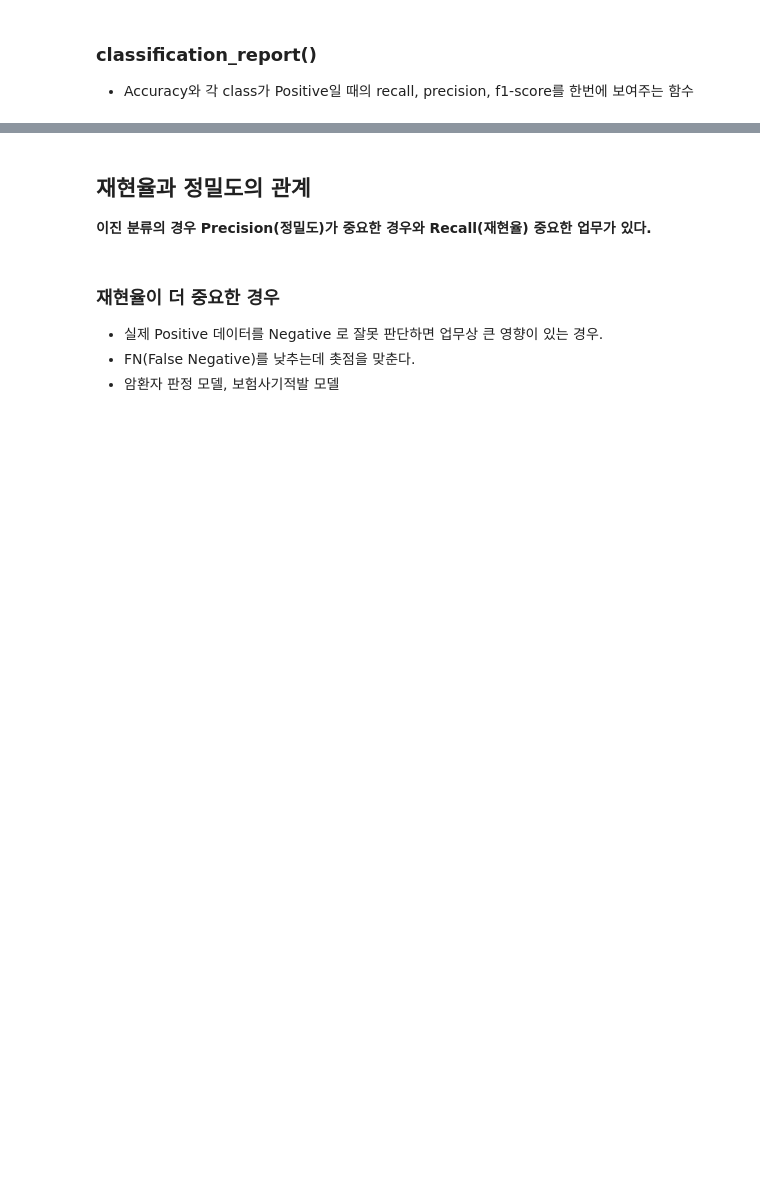
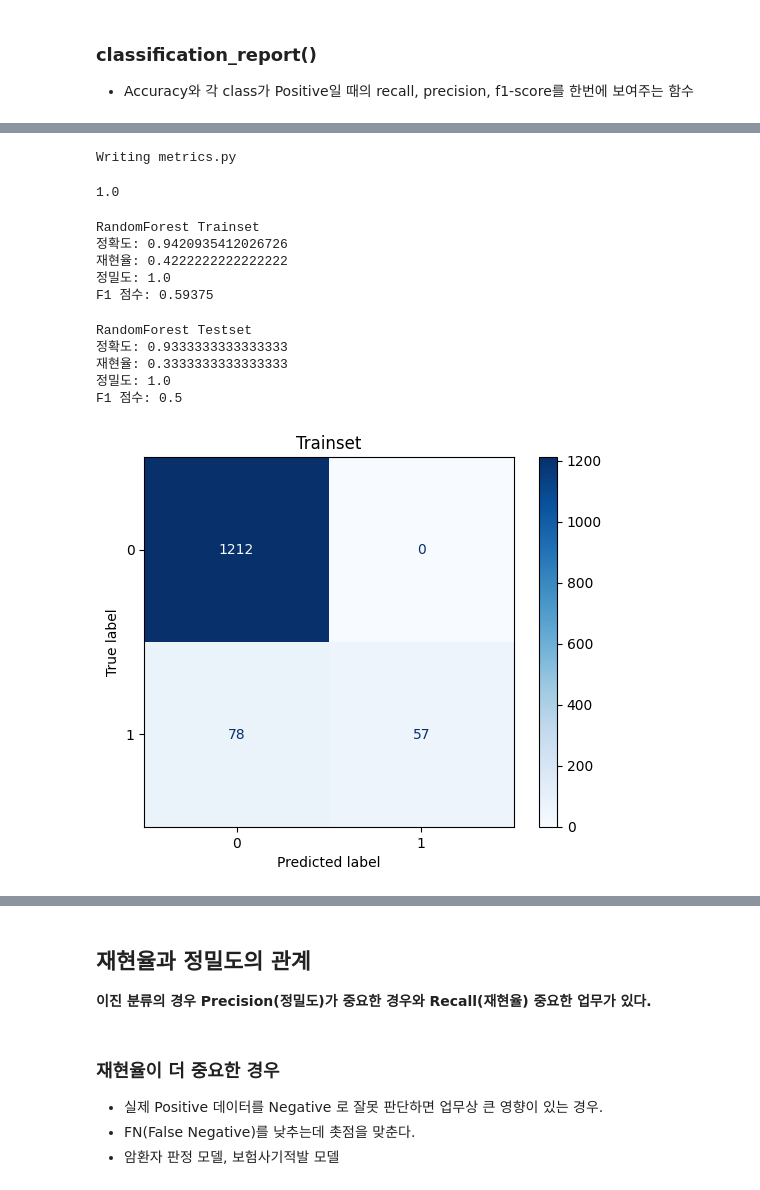
Before and after one commit to dawnhub/PLAYDATA-DA-35, a Jupyter notebook: classes/07_machine_learning/05_평가지표.ipynb, the cells around one changed output, grey strips where cells are left out. Drawn from its saved outputs; the diff is of its cells as text; code cells hidden in the pictures; blank space fills up the shorter version.

```diff
--- a/classes/07_machine_learning/05_평가지표.ipynb
+++ b/classes/07_machine_learning/05_평가지표.ipynb
@@ -196,0 +418,43 @@ plt.show()
+# %%
+%%writefile metrics.py
+
+###### 평가 모듈 -> 다양한 평가지표들을 계산/출력하는 함수들가지는 모듈
+import matplotlib.pyplot as plt
+from sklearn.metrics import (confusion_matrix, ConfusionMatrixDisplay,
+                                     recall_score, precision_score, f1_score, accuracy_score)
+
+__version__ = 1.0
+
+def plot_confusion_matrix(y, pred, title=None):
+    """Confusion matrix 시각화 함수
+    Parameter
+        y: ndarray - 정답
+        pred: ndarray - 모델 추정결과
+        title: str - 출력할 제목. default=None
+    Return:
+    Exception:
+    """
+    cm = confusion_matrix(y, pred)
+    disp = ConfusionMatrixDisplay(cm)
+    disp.plot(cmap="Blues")
+    if title:
+        plt.title(title)
+    plt.show()
+
+def print_binary_classification_metrics(y, pred, title=None):
+    """정확도, 재현율, 정밀도, f1 점수를 계산해서 출력하는 함수
+    Parameter
+        y: ndarray - 정답
+        pred: ndarray - 모델 추정결과
+        title: str - 결과에 대한 제목 default=None
+    Return
+    Exception
+    """
+    if title:
+        print(title)
+    print("정확도:", accuracy_score(y, pred))
+    print("재현율:", recall_score(y, pred))
+    print("정밀도:", precision_score(y, pred))
+    print("F1 점수:", f1_score(y, pred))
+# %% [output]
+Writing metrics.py
@@ -196,0 +464,25 @@ plt.show()
+# %%
+metrics.__version__
+# %% [output]
+1.0
+# %%
+###RandomForest 모델 추론 결과
+print_binary_classification_metrics(y_train, pred_train_rfc, "RandomForest Trainset")
+# %% [output]
+RandomForest Trainset
+정확도: 0.9420935412026726
+재현율: 0.4222222222222222
+정밀도: 1.0
+F1 점수: 0.59375
+# %%
+print_binary_classification_metrics(y_test, pred_test_rfc, "RandomForest Testset")
+# %% [output]
+RandomForest Testset
+정확도: 0.9333333333333333
+재현율: 0.3333333333333333
+정밀도: 1.0
+F1 점수: 0.5
+# %%
+plot_confusion_matrix(y_train, pred_train_rfc, "Trainset")
+# %% [output]
+[figure, added]
```
Also changed, not shown: parts of 81 cells of this notebook, 18 other files.
